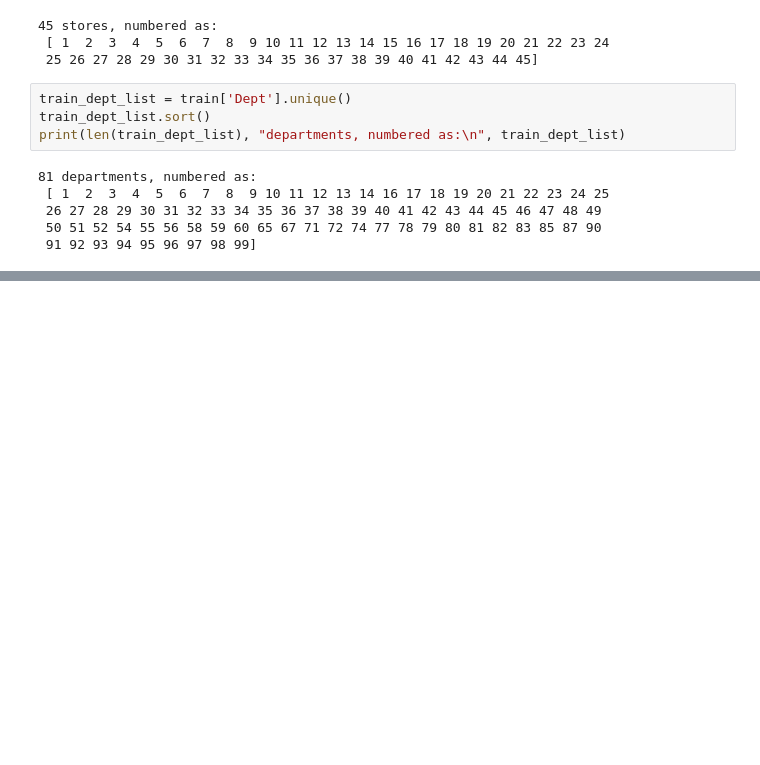
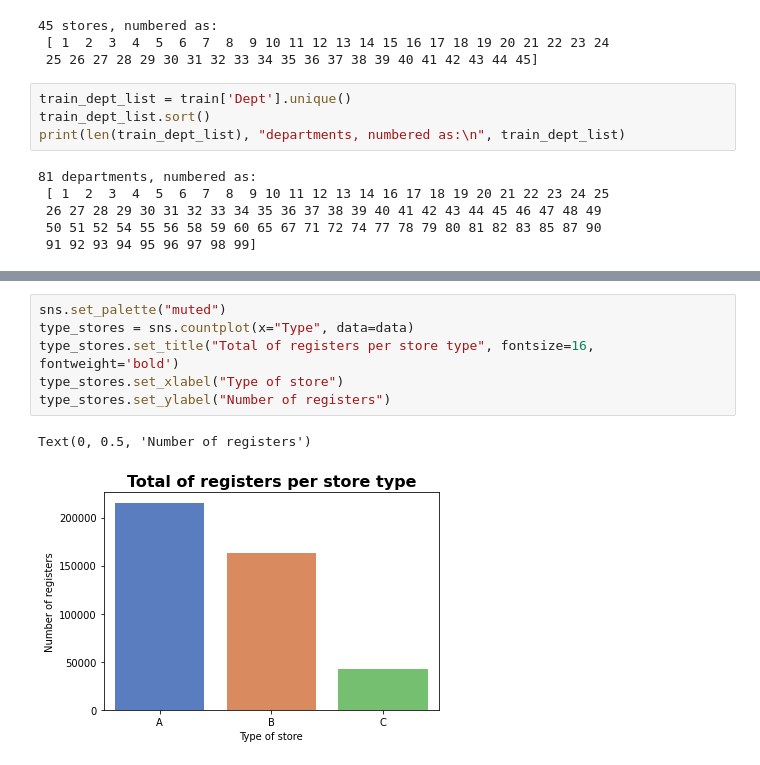
Before and after one commit to apinto25/walmart-sales-forecast, a Jupyter notebook: exploring_walmart_datasets.ipynb, the cells around one changed output, grey strips where cells are left out. Saved outputs shown, nothing was run; the diff lists cells and outputs as text; blank space fills up the shorter version.

```diff
--- a/exploring_walmart_datasets.ipynb
+++ b/exploring_walmart_datasets.ipynb
@@ -116,0 +285,9 @@ ax.bar(weekly_sales.index, weekly_sales["Weekly_Sales"])
+# %%
+sns.set_palette("muted")
+type_stores = sns.countplot(x="Type", data=data)
+type_stores.set_title("Total of registers per store type", fontsize=16, fontweight='bold')
+type_stores.set_xlabel("Type of store")
+type_stores.set_ylabel("Number of registers")
+# %% [output]
+Text(0, 0.5, 'Number of registers')
+[figure, added]
```
Also changed, not shown: parts of 30 cells of this notebook.
